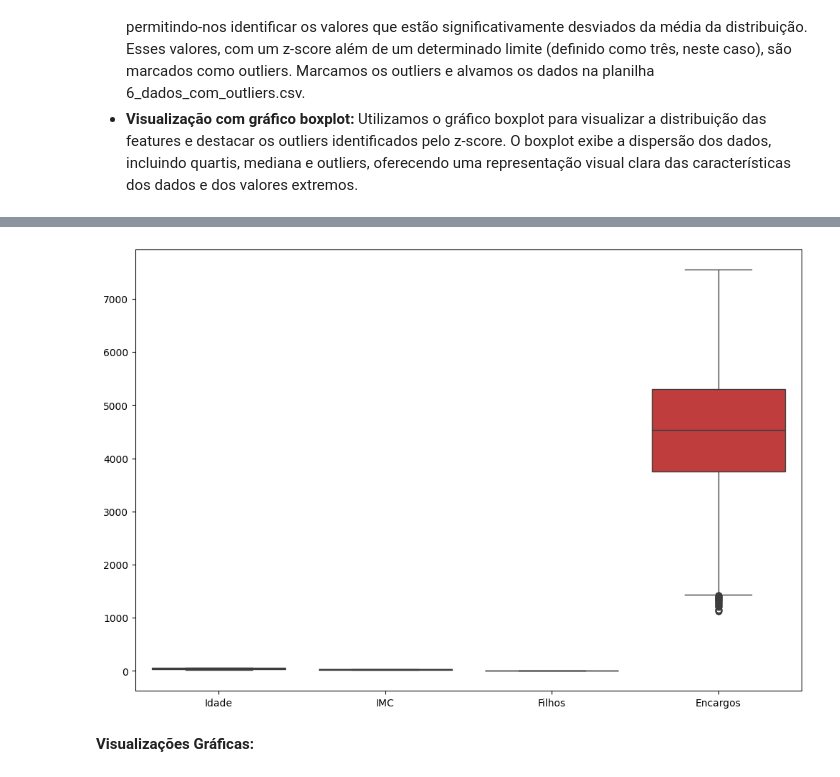
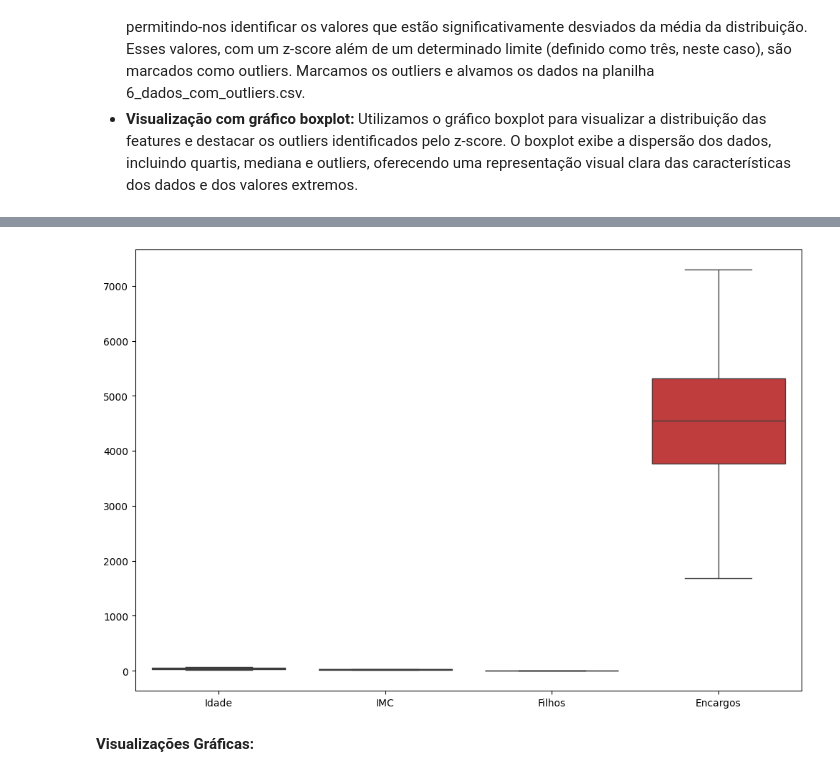
Before and after one commit to feliparus/Tech-Challenge, a Jupyter notebook: notebooks/EDA.ipynb, the cells around one changed output, grey strips where cells are left out. Saved outputs shown, nothing was run; the diff lists cells and outputs as text; code cells hidden in the pictures.

```diff
--- a/notebooks/EDA.ipynb
+++ b/notebooks/EDA.ipynb
@@ -397,32 +400,32 @@ Nesta seção, examinamos o dataset para identificar outliers nas diferentes fea
 # %%
 # Calcular o z-score e identificar outliers
 for coluna in dados.columns:
     # Só realizar em colunas numéricas
     if dados[coluna].dtype in ['int32', 'int64', 'float64']:
         # Calculando o z-score para cada valor da coluna
         z_scores = np.abs(stats.zscore(dados[coluna]))
 
         # Limite definido para identificar outliers (pode ser modificado se necessário)
-        limite_z = 3
+        limite_z = 2.5
 
         # Marcando os outliers como NaN com base no z-score
         dados['outlier_mask_' + coluna] = (np.abs(z_scores) > limite_z).astype(int)
         dados[coluna] = dados[coluna].mask(dados['outlier_mask_' + coluna] == 1)
 
 # Salvando os dados com os outliers em um arquivo CSV
 dados.to_csv("../planilhas/6_dados_com_outliers.csv", index=False, encoding='latin1')
 
 # Remover colunas de máscara de outliers
 dados.drop(columns=[col for col in dados.columns if 'outlier_mask_' in col], inplace=True)
 
 # Plotar o boxplot para visualizar os dados
 fig, ax = plt.subplots(figsize=(12, 8))
 sns.boxplot(data=dados, ax=ax)
 
 # Mostrar o gráfico
 plt.show()
 # %% [output]
-[figure, old version]
+[figure, new version]
 # %% [markdown]
 **Visualizações Gráficas:**
 # %% [markdown]
```
Also changed, not shown: parts of 12 cells of this notebook, 9 other files.
